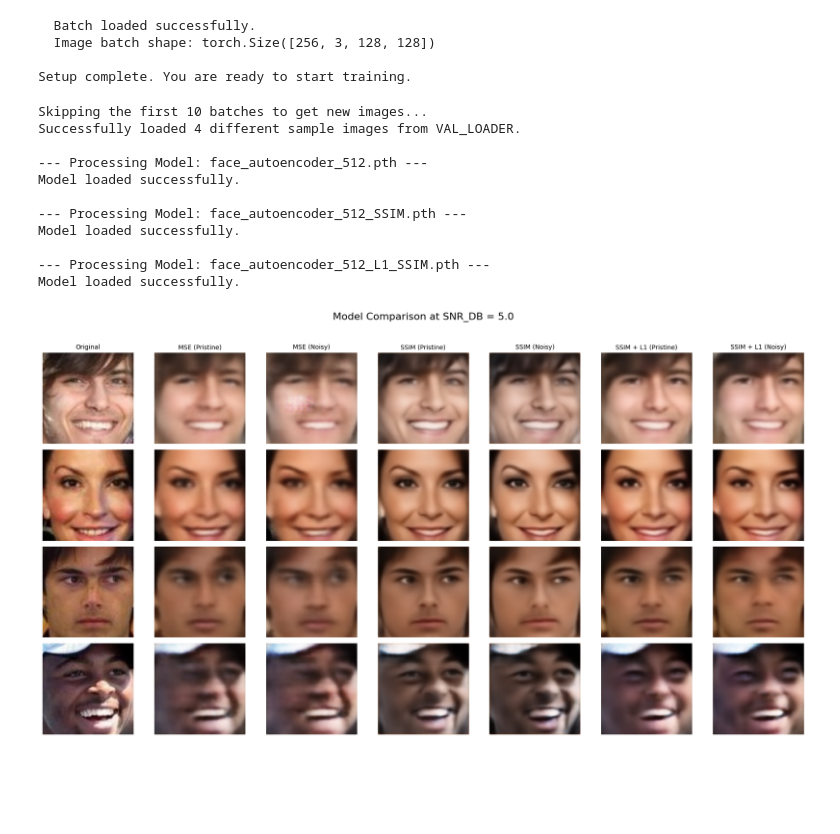
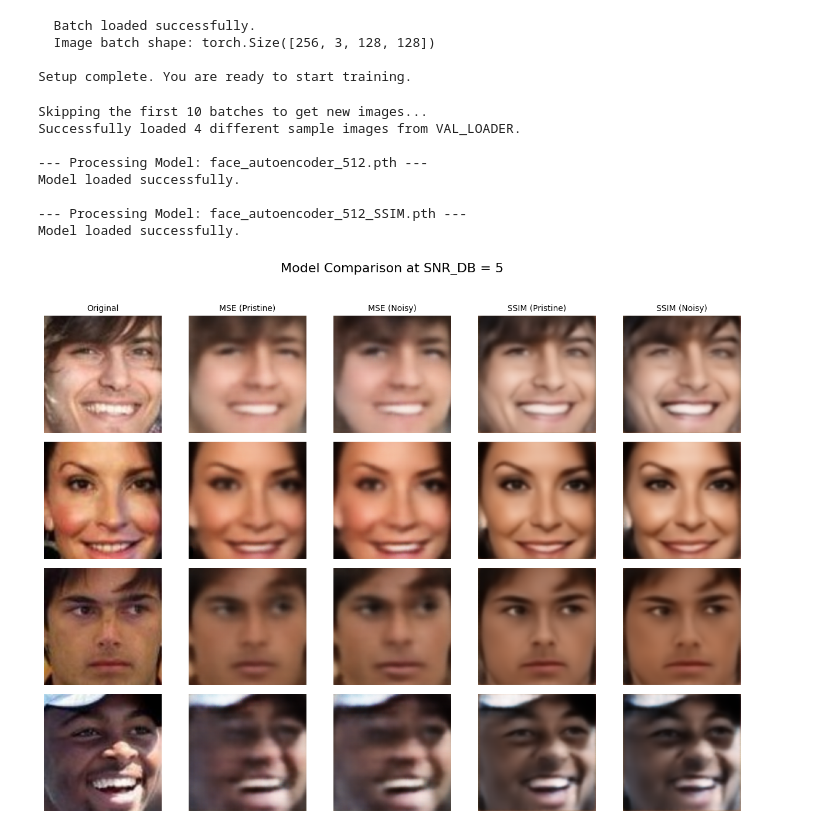
Before and after one commit to kth0512/EECE491-01-Capstone-Design, a Jupyter notebook: notebooks/visualization/visualize_model_output.ipynb, the cells around one changed output. Drawn from its saved outputs; the diff is of its cells as text; code cells hidden in the pictures; blank space fills up the shorter version.

```diff
--- a/notebooks/visualization/visualize_model_output.ipynb
+++ b/notebooks/visualization/visualize_model_output.ipynb
@@ -124,43 +127,20 @@ import os
 import random
 import matplotlib.pyplot as plt
 
-# --- 1. Module and Dataloader Setup ---
 from src.utils.channels import awgn_channel
+from src.utils.viz_utils import render_tensor
 from src.models.face_autoencoder import FaceAutoencoder
 
-# (Assume val_loader and device are loaded from the previous cell)
-
-# -----------------------------------------------
-# 2. Configuration for Visualization
-# -----------------------------------------------
 device = torch.device("cuda" if torch.cuda.is_available() else "cpu")
 SAVE_DIR = "/content/drive/MyDrive/models"
-VISUALIZE_SNR_DB = 5.0
+VISUALIZE_SNR_DB = 5
 NUM_IMAGES_TO_SHOW = 4
 
-# --- 비교할 모델 목록 ---
 MODEL_CONFIGS = [
     (512, "_512.pth", "MSE"),
-    (512, "_512_SSIM.pth", "SSIM"),
-    (512, "_512_L1_SSIM.pth", "SSIM + L1")
+    (512, "_512_SSIM.pth", "SSIM")
 ]
 
-# -----------------------------------------------
-# 3. Plotting Function (변경 없음)
-# -----------------------------------------------
-def imshow(ax, tensor, title=None):
-    """Matplotlib 축(axis)에 텐서 이미지를 플로팅하는 함수"""
-    img_np = tensor.cpu().numpy()
-    img_np = (img_np / 2.0) + 0.5
-    img_np = np.clip(img_np, 0, 1)
-    ax.imshow(np.transpose(img_np, (1, 2, 0)))
-    ax.axis('off')
-    if title:
-        ax.set_title(title, fontsize=10)
-
-# -----------------------------------------------
-# 4. 👈 (MODIFIED) Get a *Different* Batch of Validation Images
-# -----------------------------------------------
 try:
     data_iter = iter(val_loader)
 
@@ -185,9 +165,6 @@ except StopIteration:
     print("[ERROR] val_loader ran out of images. Try a smaller number for 'batches_to_skip'.")
     exit()
 
-# -----------------------------------------------
-# 5. Main Plotting Loop (변경 없음)
-# -----------------------------------------------
 
 # --- 각 모델별 복원 결과를 저장 ---
 reconstruction_results = {}
@@ -195,7 +172,7 @@ reconstruction_results = {}
 for latent_dim, suffix, display_name in MODEL_CONFIGS:
     model_name = f"face_autoencoder{suffix}"
     MODEL_PATH = os.path.join(SAVE_DIR, model_name)
-    print(f"\n--- Processing Model: {moㅁdel_name} ---")
+    print(f"\n--- Processing Model: {model_name} ---")
 
     model = FaceAutoencoder(latent_dim=latent_dim).to(device)
     try:
@@ -234,43 +211,40 @@ for _, _, display_name in MODEL_CONFIGS:
 for row_idx in range(NUM_IMAGES_TO_SHOW):
 
     # 1. 원본 이미지 (첫 번째 열)
-    imshow(axes[row_idx, 0], sample_images[row_idx],
+    render_tensor(axes[row_idx, 0], sample_images[row_idx],
            title=column_titles[0] if row_idx == 0 else None)
 
     col_offset = 1
     for _, _, display_name in MODEL_CONFIGS:
         recons = reconstruction_results.get(display_name, {'pristine': None, 'noisy': None})
 
         # 2. Pristine 복원
         if recons['pristine'] is not None:
-            imshow(axes[row_idx, col_offset], recons['pristine'][row_idx],
+            render_tensor(axes[row_idx, col_offset], recons['pristine'][row_idx],
                    title=column_titles[col_offset] if row_idx == 0 else None)
         else:
             axes[row_idx, col_offset].set_title("N/A", fontsize=10) if row_idx == 0 else None
             axes[row_idx, col_offset].axis('off')
         col_offset += 1
 
         # 3. Noisy 복원
         if recons['noisy'] is not None:
-            imshow(axes[row_idx, col_offset], recons['noisy'][row_idx],
+            render_tensor(axes[row_idx, col_offset], recons['noisy'][row_idx],
                    title=column_titles[col_offset] if row_idx == 0 else None)
         else:
             axes[row_idx, col_offset].set_title("N/A", fontsize=10) if row_idx == 0 else None
             axes[row_idx, col_offset].axis('off')
         col_offset += 1
 
 plt.tight_layout(rect=[0, 0.03, 1, 0.96])
 plt.show()
 # %% [output]
 Skipping the first 10 batches to get new images...
 Successfully loaded 4 different sample images from VAL_LOADER.
 
 --- Processing Model: face_autoencoder_512.pth ---
 Model loaded successfully.
 
 --- Processing Model: face_autoencoder_512_SSIM.pth ---
 Model loaded successfully.
-
---- Processing Model: face_autoencoder_512_L1_SSIM.pth ---
-Model loaded successfully.
-[figure, old version]
+[figure, new version]
```
Also changed, not shown: parts of 2 cells of this notebook, 4 other files.
